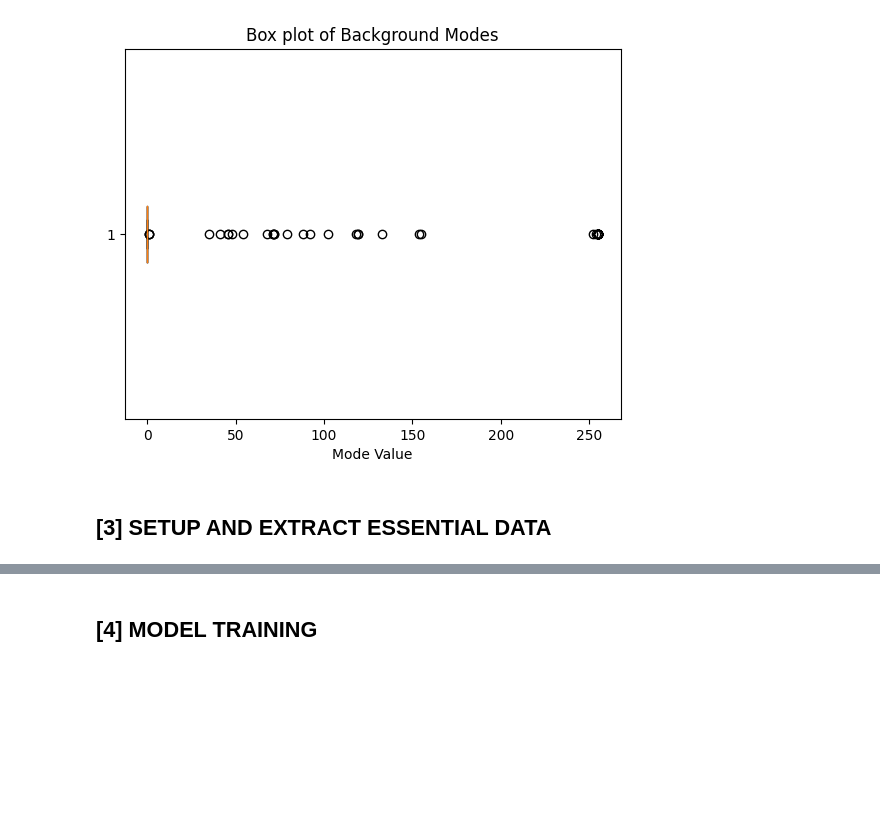
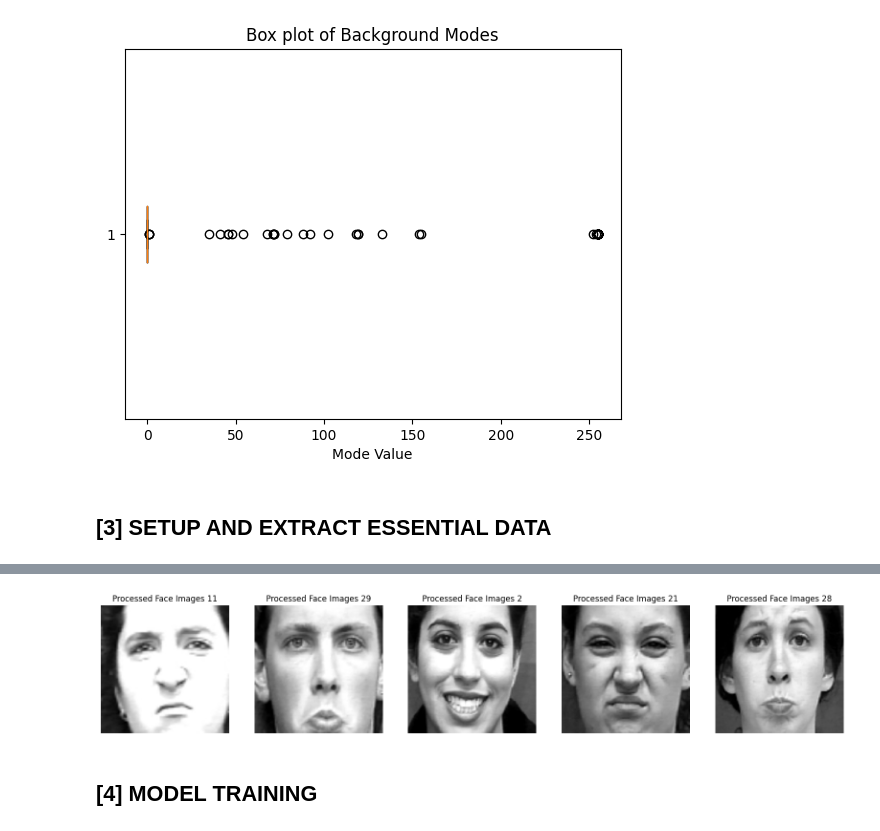
Before and after one commit to baopham2611/Deep_learning_a1, a Jupyter notebook: FacialClassifier.ipynb, the cells around one changed output, grey strips where cells are left out. Saved outputs shown, nothing was run; the diff lists cells and outputs as text; code cells hidden in the pictures; blank space fills up the shorter version.

```diff
--- a/FacialClassifier.ipynb
+++ b/FacialClassifier.ipynb
@@ -412,14 +435,16 @@ labels = {
 # %%
 RANDOM_STATE = 42
 TEST_SIZE = 0.2
-
+au_codes = [17, 1, 2, 25, 27, 4, 7, 23, 24, 6, 12, 15, 14, 11, 26]
 # Split the data into training and validation sets
 X_train_paths, X_temp_paths, _, _ = train_test_split(n_image_filepaths, n_image_filepaths, test_size=TEST_SIZE, random_state=RANDOM_STATE)
 X_val_paths, X_test_paths, _, _ = train_test_split(X_temp_paths, X_temp_paths, test_size=0.5, random_state=RANDOM_STATE)
 
-# facs_output labels
-y_train_facs, y_temp_facs, _, _ = train_test_split(labels['facs_output'], labels['facs_output'], test_size=TEST_SIZE, random_state=RANDOM_STATE)
-y_val_facs, y_test_facs, _, _ = train_test_split(y_temp_facs, y_temp_facs, test_size=0.5, random_state=RANDOM_STATE)
+# Splitting training labels for each AU code
+train_labels = {}
+for au_code in au_codes:
+    y_train, _, _, _ = train_test_split(labels[f'AU{au_code}'], labels[f'AU{au_code}'], test_size=TEST_SIZE, random_state=RANDOM_STATE)
+    train_labels[f'AU{au_code}'] = y_train
 
 # emotion_output labels
 y_train_emotion, y_temp_emotion, _, _ = train_test_split(labels['emotion_output'], labels['emotion_output'], test_size=TEST_SIZE, random_state=RANDOM_STATE)
@@ -427,6 +452,6 @@ y_val_emotion, y_test_emotion, _, _ = train_test_split(y_temp_emotion, y_temp_em
 
 
 # Create loader for train, val , test
-train_loader = CustomDataLoader(X_train_paths, {'facs_output': y_train_facs, 'emotion_output': y_train_emotion}, batch_size=32, image_size=(224, 224), shuffle=True, augment=True)
-val_loader = CustomDataLoader(X_val_paths, {'facs_output': y_val_facs, 'emotion_output': y_val_emotion}, batch_size=32, image_size=(224, 224), shuffle=False, augment=False)
-test_loader = CustomDataLoader(X_test_paths, {'facs_output': y_test_facs, 'emotion_output': y_test_emotion}, batch_size=32, image_size=(224, 224), shuffle=False, augment=False)
+train_loader = CustomDataLoader(X_train_paths, labels, batch_size=32, image_size=(224, 224), shuffle=True, augment=True)
+val_loader = CustomDataLoader(X_val_paths, labels, batch_size=32, image_size=(224, 224), shuffle=False, augment=False)
+test_loader = CustomDataLoader(X_test_paths, labels, batch_size=32, image_size=(224, 224), shuffle=False, augment=False)
@@ -453,3 +458,23 @@ for x, y in train_loader.__iter__():
+# %%
+import random
+
+def display_random_images(data_loader, title, num_images=5):
+    # Retrieve a batch of images
+    batch_images, _ = next(iter(data_loader))
+
+    plt.figure(figsize=(20, 4))
+    for i in range(num_images):
+        idx = random.randint(0, batch_images.shape[0] - 1)
+        image = batch_images[idx].reshape(224, 224)
+        plt.subplot(1, num_images, i + 1)
+        plt.imshow(image, cmap='gray')
+        plt.title(f"{title} {idx}")
+        plt.axis('off')
+    plt.show()
+
+display_random_images(train_loader, "Processed Face Images")
+# %% [output]
+[figure, added]
 # %% [markdown]
 ## [4] MODEL TRAINING
 # %%
```
Also changed, not shown: parts of 6 cells of this notebook, 1 other file.
